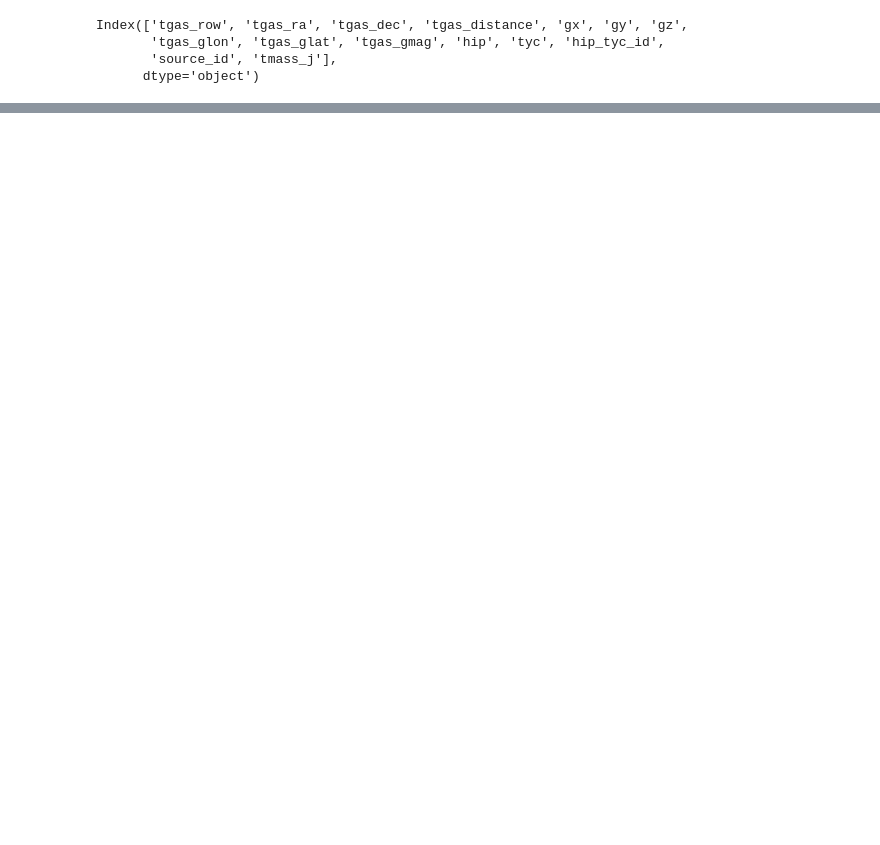
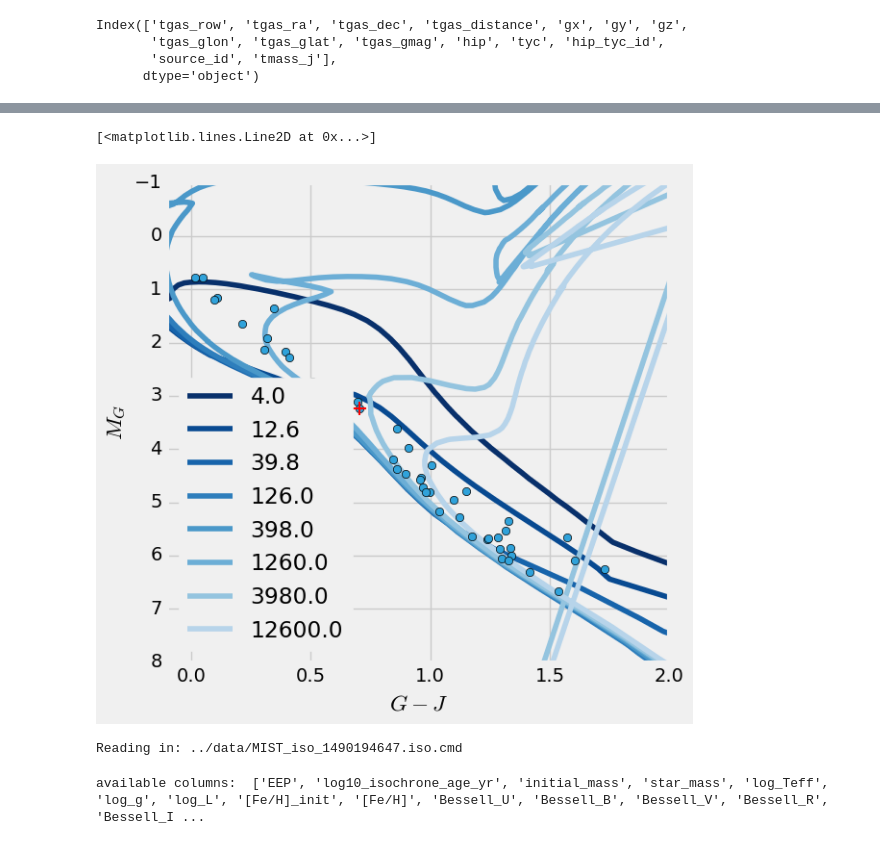
Before and after one commit to smoh/Group10, a Jupyter notebook: notebooks/Group 10 - Literature search.ipynb, the cells around one changed output, grey strips where cells are left out. Saved outputs shown, nothing was run; the diff lists cells and outputs as text; code cells hidden in the pictures; blank space fills up the shorter version.

```diff
--- a/notebooks/Group 10 - Literature search.ipynb
+++ b/notebooks/Group 10 - Literature search.ipynb
@@ -202,0 +257,28 @@ table.Table({"title":dfBib[['hip_tyc_id', 'title']]}).show_in_browser()
+# %%
+plt.figure(figsize=(6,6))
+
+parsec_gj = parsec_Gaia['Gmag'] - parsec_2MASS['Jmag']
+for i, age in enumerate(ages[::10]):
+    cond = parsec_2MASS['Age']==age
+    plt.plot(parsec_gj[cond], parsec_Gaia['Gmag'][cond], '-', color=plt.cm.Blues_r(i/10.),
+             label='{:.1f}'.format(age/1e6))
+#     plt.plot(parsec_gj[cond], parsec_2MASS['Jmag'][cond], '.', color=plt.cm.plasma(i/10.))
+
+plt.legend(loc='lower left', numpoints=1)
+
+plt.plot(df['gj'], df['gMag'], 'o')
+plt.gca().invert_yaxis()
+plt.xlabel('$G-J$')
+plt.ylabel('$M_G$')
+plt.xlim(-0.1,2)
+plt.ylim(8,-1)
+# for row in df.itertuples():
+#     plt.text(row.gj, row.gMag, row.hip_tyc_id, rotation=45,
+#              ha='left' if row.Index%2==0 else 'right',
+#              va='bottom' if row.Index%2==0 else 'top')
+
+select = df.loc[df.hip_tyc_id == 'HIP 69721']
+plt.plot(select.gj, select.gMag, 'r+', ms=10, mew=1.5)
+# %% [output]
+[<matplotlib.lines.Line2D at 0x...>]
+[figure, added]
@@ -202,0 +290,8 @@ table.Table({"title":dfBib[['hip_tyc_id', 'title']]}).show_in_browser()
+# %%
+isocmd = read_mist_models.ISOCMD('../data/MIST_iso_1490194647.iso.cmd')
+# %% [output]
+Reading in: ../data/MIST_iso_1490194647.iso.cmd
+# %%
+print('available columns: ', isocmd.hdr_list)
+# %% [output]
+available columns:  ['EEP', 'log10_isochrone_age_yr', 'initial_mass', 'star_mass', 'log_Teff', 'log_g', 'log_L', '[Fe/H]_init', '[Fe/H]', 'Bessell_U', 'Bessell_B', 'Bessell_V', 'Bessell_R', 'Bessell_I ...
```
Also changed, not shown: parts of 22 cells of this notebook, 1 other file.
